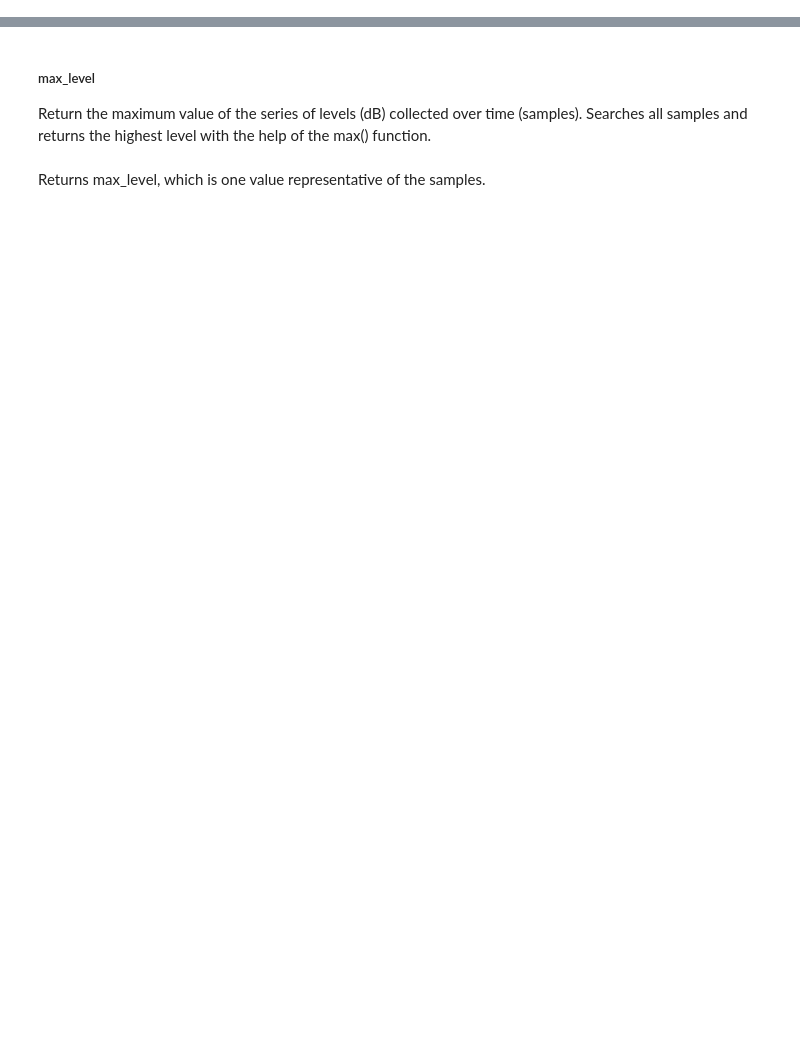
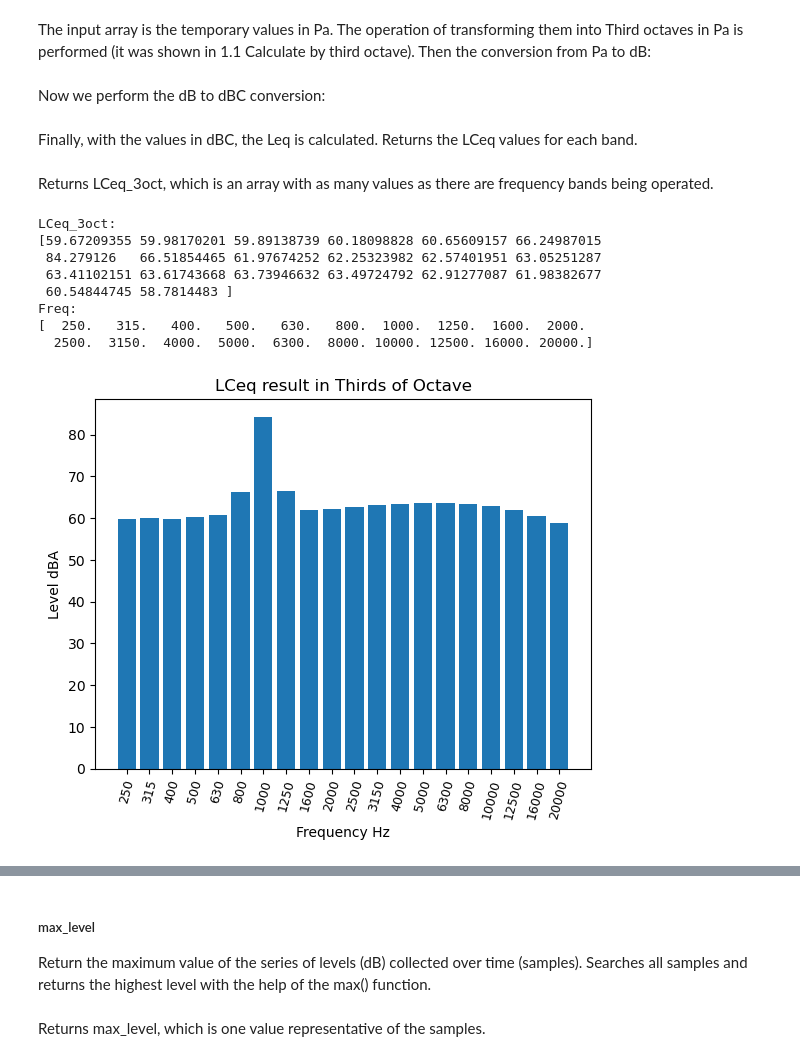
Before and after one commit to Eomys/MoSQITo, a Jupyter notebook: tutorials/tuto_sound_level_meter.ipynb, the cells around one changed output, grey strips where cells are left out. Drawn from its saved outputs; the diff is of its cells as text; code cells hidden in the pictures; blank space fills up the shorter version.

```diff
--- a/tutorials/tuto_sound_level_meter.ipynb
+++ b/tutorials/tuto_sound_level_meter.ipynb
@@ -309,0 +332,2 @@ plt.show()
+# %% [markdown]
+The input array is the temporary values in Pa. The operation of transforming them into Third octaves in Pa is performed (it was shown in 1.1 Calculate by third octave). Then the conversion from Pa to dB:
@@ -309,0 +355,2 @@ plt.show()
+# %% [markdown]
+Now we perform the dB to dBC conversion:
@@ -309,0 +368,65 @@ plt.show()
+# %% [markdown]
+Finally, with the values in dBC, the Leq is calculated. Returns the LCeq values for each band.
+# %%
+# Third party imports
+import math
+
+# Creating a list of zeros of the size of the frequency bands (to keep the LCeq values).
+LCeq_3oct = np.zeros(num_bands)
+# For each frequency band you perform the operation.
+for i in range(num_bands):
+    sum = 0
+    # Performs the summation with all the values of the frequency band in the different signals.
+    for j in range(num_signals):
+        # Operation: summation(10^(level(dbC)[i]/10))
+        sum = sum + 10.0**(spectrum_all_signals_dBC[i][j]/10.0)
+    # Keep the LCeq value in the box corresponding to the frequency band from which the calculation is being made.
+    # Operation: 10 x log(base 10)[1/number of samples x sum]
+    LCeq_3oct[i] = 10.0 * math.log(((1/num_signals)*sum),10)
+# %% [markdown]
+Returns LCeq_3oct, which is an array with as many values as there are frequency bands being operated.
+# %%
+# Import useful packages
+import matplotlib.pyplot as plt
+
+print("LCeq_3oct: ")
+print(LCeq_3oct)
+
+print("Freq: ")
+print(freq)
+
+#x_freq = ['25', '31.5', '40', '50', '63', '80', '100', '125', '160', '200', '250', '315',
+#        '400', '500', '630', '800', '1000', '1250', '1600', '2000', '2500', '3150', '4000', '5000', '6300', '8000',
+#        '10000', '12500']
+x_freq = ['250', '315','400', '500', '630', '800', '1000', '1250', '1600', '2000', '2500', '3150', '4000',
+            '5000', '6300', '8000','10000', '12500', '16000', '20000']
+y_values = LCeq_3oct
+
+# The figure  is created
+fig = plt.figure ()
+# The object inside the figure is created
+ax = fig.add_subplot (1, 1, 1)
+
+# Legend on the y axis
+plt.ylabel ('Level dBA')
+# Legend on the x axis
+plt.xlabel ('Frequency Hz')
+# Graphic Title
+plt.title ('LCeq result in Thirds of Octave')
+
+# Bar graph is created
+ax.bar (x_freq, y_values, color = "C0")
+# Rotation of the x axis data
+ax.set_xticklabels (x_freq, rotation = 75, fontsize = 9)
+# Show the graph
+plt.show()
+# %% [output]
+LCeq_3oct:
+[59.67209355 59.98170201 59.89138739 60.18098828 60.65609157 66.24987015
+ 84.279126   66.51854465 61.97674252 62.25323982 62.57401951 63.05251287
+ 63.41102151 63.61743668 63.73946632 63.49724792 62.91277087 61.98382677
+ 60.54844745 58.7814483 ]
+Freq:
+[  250.   315.   400.   500.   630.   800.  1000.  1250.  1600.  2000.
+  2500.  3150.  4000.  5000.  6300.  8000. 10000. 12500. 16000. 20000.]
+[figure, added]
```
Also changed, not shown: parts of 86 cells of this notebook, 21 other files.
